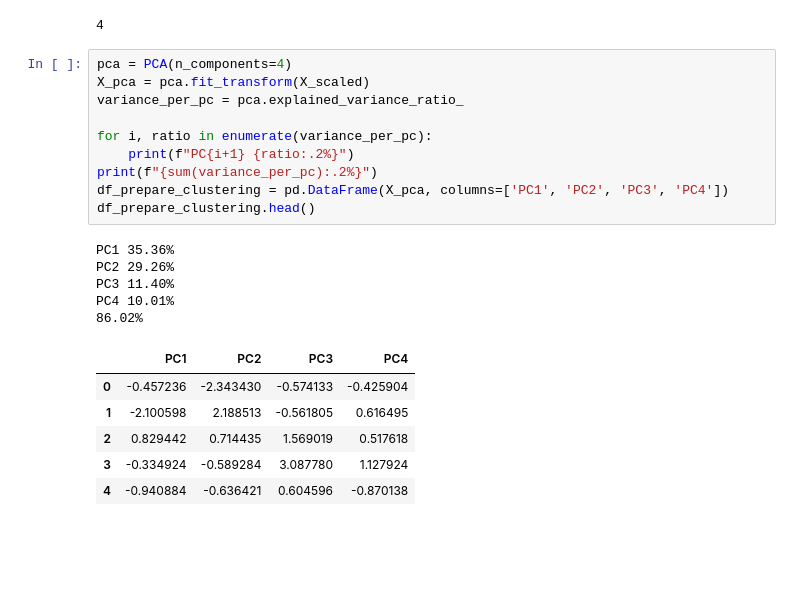
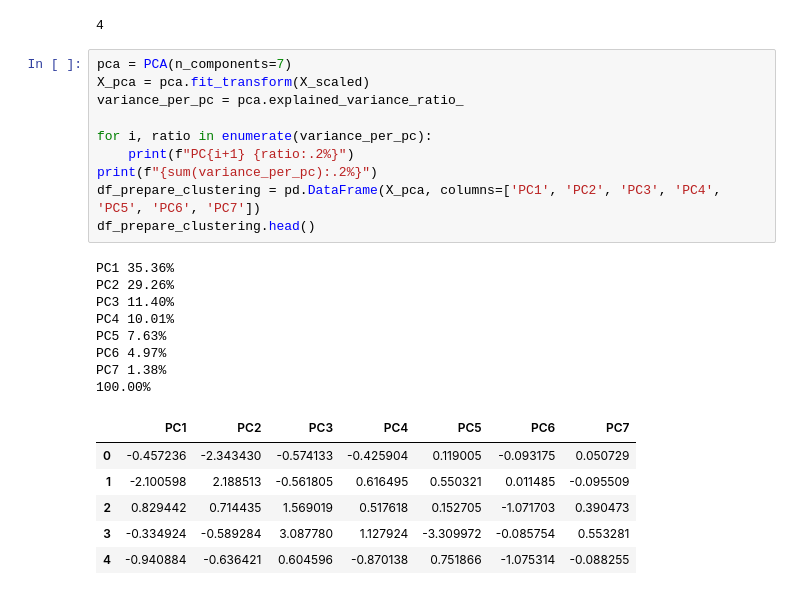
Before and after one commit to Abd0id/projet-segmentation-clients, a Jupyter notebook: notebooks/preprocessing.ipynb, the cells around one changed output. Drawn from its saved outputs; the diff is of its cells as text; blank space fills up the shorter version.

```diff
--- a/notebooks/preprocessing.ipynb
+++ b/notebooks/preprocessing.ipynb
@@ -58,24 +59,27 @@ print(min_components)
 # %% [output]
 4
 # %%
-pca = PCA(n_components=4)
+pca = PCA(n_components=7)
 X_pca = pca.fit_transform(X_scaled)
 variance_per_pc = pca.explained_variance_ratio_
 
 for i, ratio in enumerate(variance_per_pc):
     print(f"PC{i+1} {ratio:.2%}")
 print(f"{sum(variance_per_pc):.2%}")
-df_prepare_clustering = pd.DataFrame(X_pca, columns=['PC1', 'PC2', 'PC3', 'PC4'])
+df_prepare_clustering = pd.DataFrame(X_pca, columns=['PC1', 'PC2', 'PC3', 'PC4', 'PC5', 'PC6', 'PC7'])
 df_prepare_clustering.head()
 # %% [output]
 PC1 35.36%
 PC2 29.26%
 PC3 11.40%
 PC4 10.01%
-86.02%
+PC5 7.63%
+PC6 4.97%
+PC7 1.38%
+100.00%
-|  | PC1 | PC2 | PC3 | PC4 |
-| 0 | -0.457236 | -2.343430 | -0.574133 | -0.425904 |
-| 1 | -2.100598 | 2.188513 | -0.561805 | 0.616495 |
-| 2 | 0.829442 | 0.714435 | 1.569019 | 0.517618 |
-| 3 | -0.334924 | -0.589284 | 3.087780 | 1.127924 |
-| 4 | -0.940884 | -0.636421 | 0.604596 | -0.870138 |
+|  | PC1 | PC2 | PC3 | PC4 | PC5 | PC6 | PC7 |
+| 0 | -0.457236 | -2.343430 | -0.574133 | -0.425904 | 0.119005 | -0.093175 | 0.050729 |
+| 1 | -2.100598 | 2.188513 | -0.561805 | 0.616495 | 0.550321 | 0.011485 | -0.095509 |
+| 2 | 0.829442 | 0.714435 | 1.569019 | 0.517618 | 0.152705 | -1.071703 | 0.390473 |
+| 3 | -0.334924 | -0.589284 | 3.087780 | 1.127924 | -3.309972 | -0.085754 | 0.553281 |
+| 4 | -0.940884 | -0.636421 | 0.604596 | -0.870138 | 0.751866 | -1.075314 | -0.088255 |
```
Also changed, not shown: parts of 5 cells of this notebook, 2 other files.
